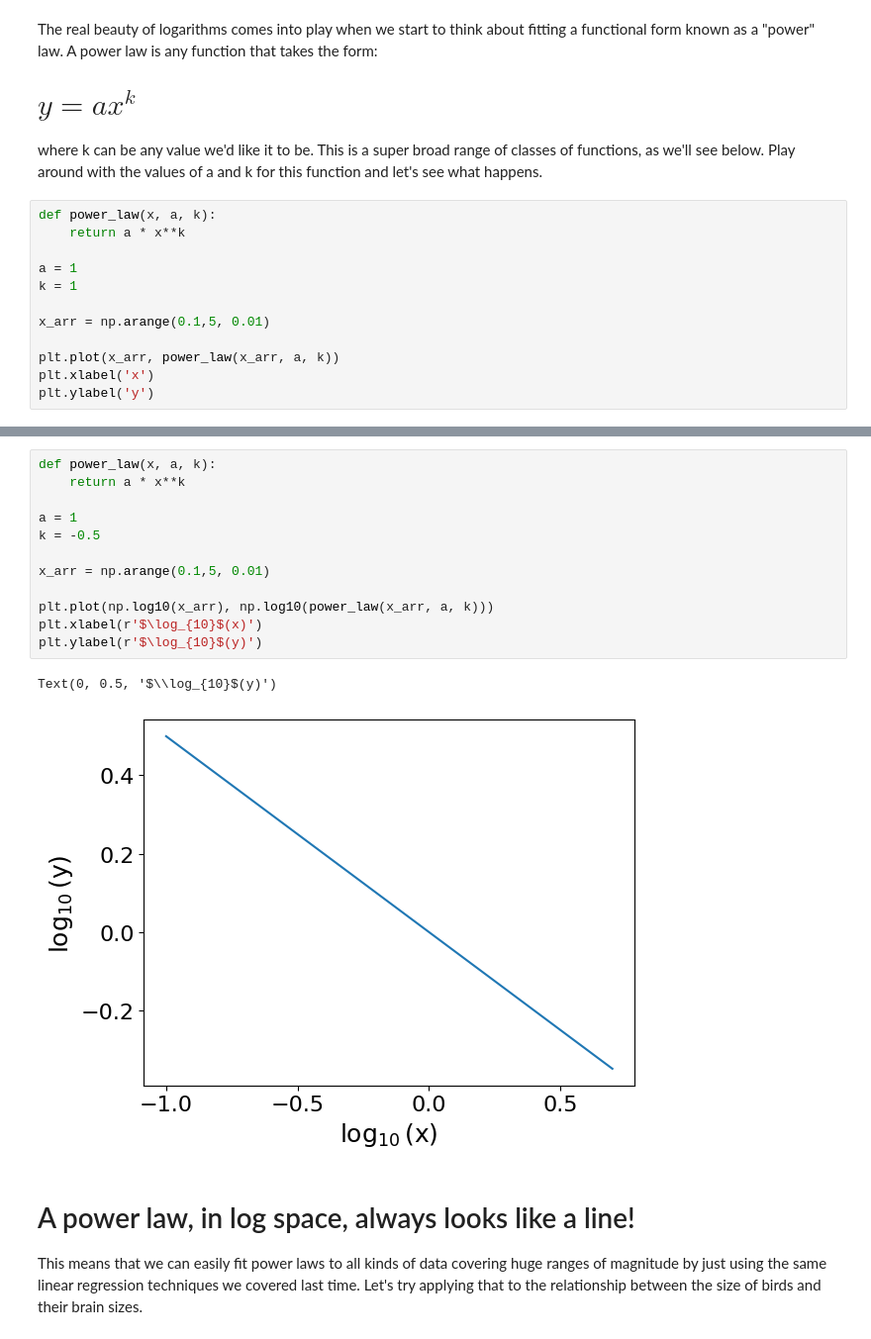
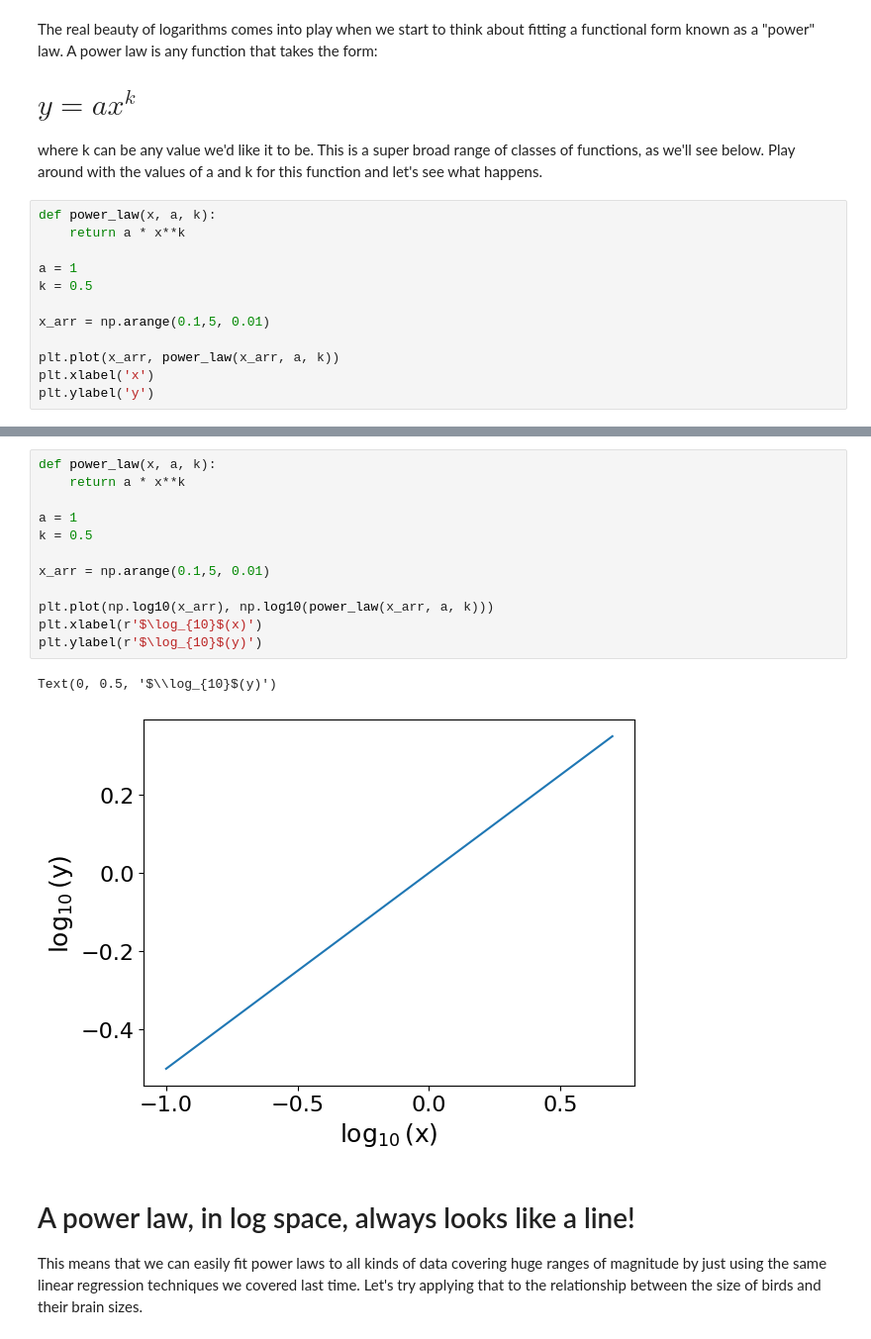
Before and after one commit to walipalmer/CFR-2024, a Jupyter notebook: module_stats/statistics5.ipynb, the cells around one changed output, grey strips where cells are left out. Shown at 99% size. Saved outputs shown, nothing was run; the diff lists cells and outputs as text.

```diff
--- a/module_stats/statistics5.ipynb
+++ b/module_stats/statistics5.ipynb
@@ -285,7 +290,7 @@ def power_law(x, a, k):
     return a * x**k
 
 a = 1
-k = 1
+k = 0.5
 
 x_arr = np.arange(0.1,5, 0.01)
 
@@ -304,18 +309,18 @@ Let's see how our function changes if we take the log of both sides of our expre
 # %%
 def power_law(x, a, k):
     return a * x**k
 
 a = 1
-k = -0.5
+k = 0.5
 
 x_arr = np.arange(0.1,5, 0.01)
 
 plt.plot(np.log10(x_arr), np.log10(power_law(x_arr, a, k)))
 plt.xlabel(r'$\log_{10}$(x)')
 plt.ylabel(r'$\log_{10}$(y)')
 # %% [output]
 Text(0, 0.5, '$\\log_{10}$(y)')
-[figure, old version]
+[figure, new version]
 # %% [markdown]
 # A power law, in log space, always looks like a line!
 
```
Also changed, not shown: parts of 10 cells of this notebook, 1 other file.
